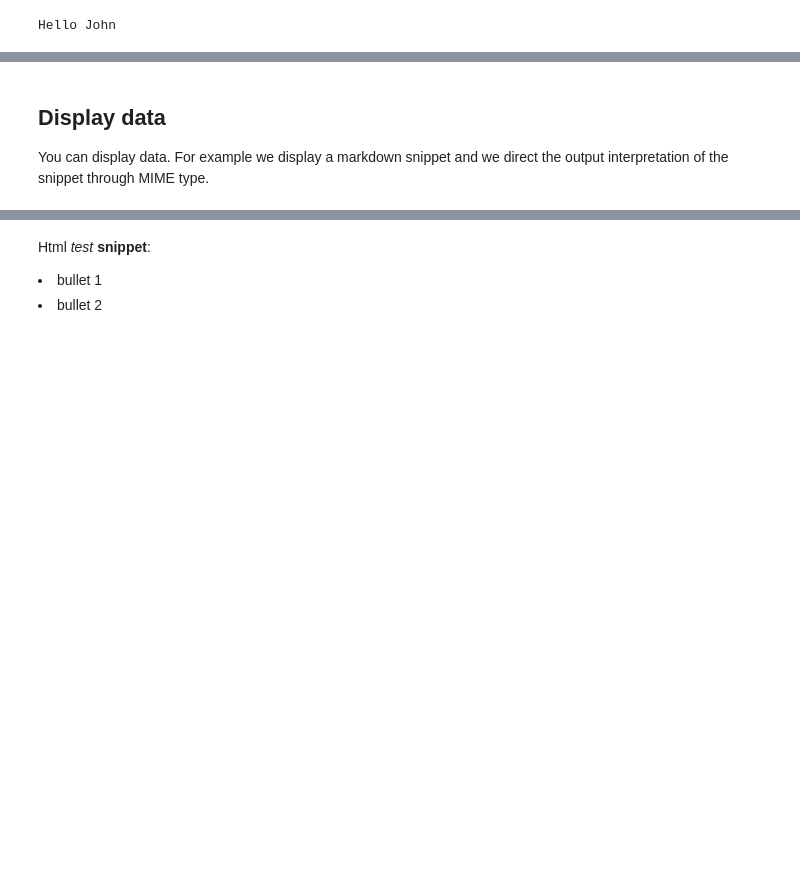
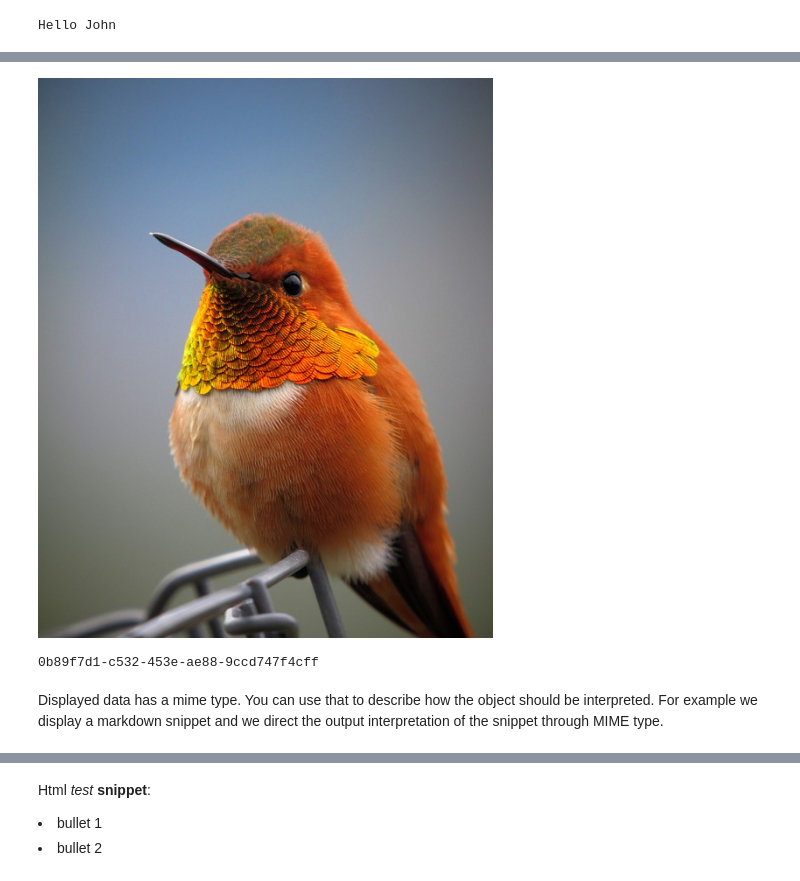
Before and after one commit to padreati/rapaio-jupyter-kernel, a Jupyter notebook: example.ipynb, the cells around one changed output, grey strips where cells are left out. Cells and saved outputs as stored; diff of their text form; code cells hidden in the pictures; blank space fills up the shorter version.

Commit message:
- update example notebook

```diff
--- a/example.ipynb
+++ b/example.ipynb
@@ -198,4 +227,8 @@ Hello John
+# %%
+import javax.imageio.*;
+display(ImageIO.read(new URL("https://pixabay.com/get/g21cac7d3d5dea36eef273477c82ff55d585d07fb9f761a8db7348e57b0e06dfb199c94e1cd7ef804b75878c7bd9c409906406c2f6e788ba294f7e614b64726bdee2aeeb6f983d1642cbd05bdc073cb10_640.jpg")));
+# %% [output]
+[figure, added]
+0b89f7d1-c532-453e-ae88-9ccd747f4cff
 # %% [markdown]
-## Display data
-
-You can display data. For example we display a markdown snippet and we direct the output interpretation of the snippet through MIME type.
+Displayed data has a mime type. You can use that to describe how the object should be interpreted. For example we display a markdown snippet and we direct the output interpretation of the snippet through MIME type.
```
Also changed, not shown: parts of 29 cells of this notebook.
